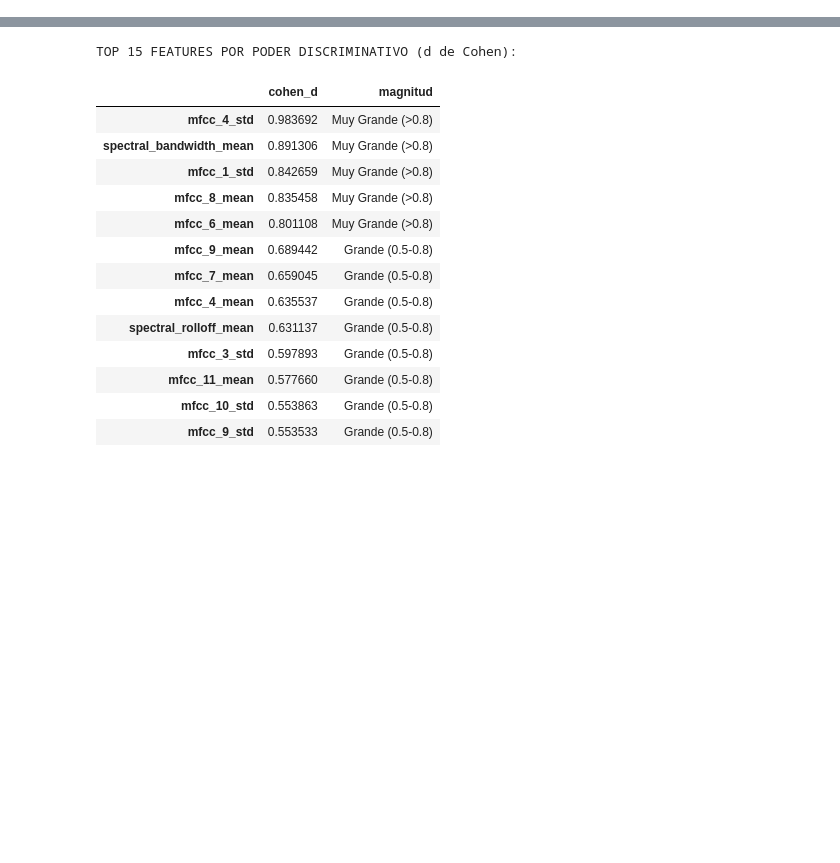
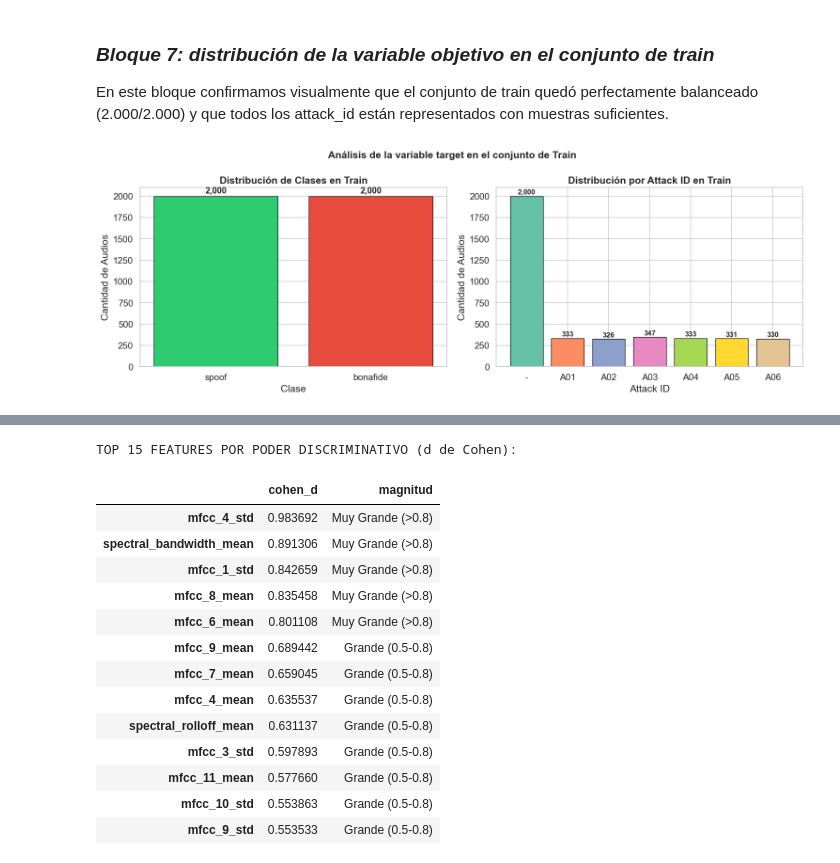
Before and after one commit to LechuMamais/Reto_Inteligencia_Artificial_Liliana_Daniele_Alexis, a Jupyter notebook: Modelos/Modelo_EDA_Daniele.ipynb, the cells around one changed output, grey strips where cells are left out. Drawn from its saved outputs; the diff is of its cells as text; code cells hidden in the pictures; blank space fills up the shorter version.

```diff
--- a/Modelos/Modelo_EDA_Daniele.ipynb
+++ b/Modelos/Modelo_EDA_Daniele.ipynb
@@ -521,0 +367,36 @@ Para rankear objetivamente qué features separan mejor las clases, calculamos el
+# %% [markdown]
+### ***Bloque 7: distribución de la variable objetivo en el conjunto de train***
+
+En este bloque confirmamos visualmente que el conjunto de train quedó perfectamente balanceado (2.000/2.000) y que todos los attack_id están representados con muestras suficientes.
+# %%
+#  BLOQUE 7 - distribución de la variable objetivo en el conjunto de train
+
+fig, axes = plt.subplots(1, 2, figsize=(14, 5))
+
+# Distribución de clases en el conjunto de Train
+label_train = y_train.value_counts()
+colors = ['#2ecc71', '#e74c3c']
+bars = axes[0].bar(label_train.index, label_train.values, color=colors, edgecolor='black', linewidth=0.8)
+axes[0].set_title('Distribución de Clases en Train')
+axes[0].set_ylabel('Cantidad de Audios')
+axes[0].set_xlabel('Clase')
+for bar, val in zip(bars, label_train.values):
+    axes[0].text(bar.get_x() + bar.get_width()/2, bar.get_height() + 10,
+                 f'{val:,}', ha='center', va='bottom', fontweight='bold', fontsize=12)
+
+# Distribución de attack_id en el conjunto de Train
+atk_train = train_meta['attack_id'].value_counts().sort_index()
+palette   = sns.color_palette('Set2', len(atk_train))
+bars2     = axes[1].bar(atk_train.index, atk_train.values, color=palette, edgecolor='black', linewidth=0.8)
+axes[1].set_title('Distribución por Attack ID en Train')
+axes[1].set_ylabel('Cantidad de Audios')
+axes[1].set_xlabel('Attack ID')
+for bar, val in zip(bars2, atk_train.values):
+    axes[1].text(bar.get_x() + bar.get_width()/2, bar.get_height() + 5,
+                 f'{val:,}', ha='center', va='bottom', fontweight='bold', fontsize=10)
+
+plt.suptitle('Análisis de la variable target en el conjunto de Train', fontsize=14, fontweight='bold')
+plt.tight_layout()
+plt.show()
+# %% [output]
+[figure, added]
```
Also changed, not shown: parts of 45 cells of this notebook.
